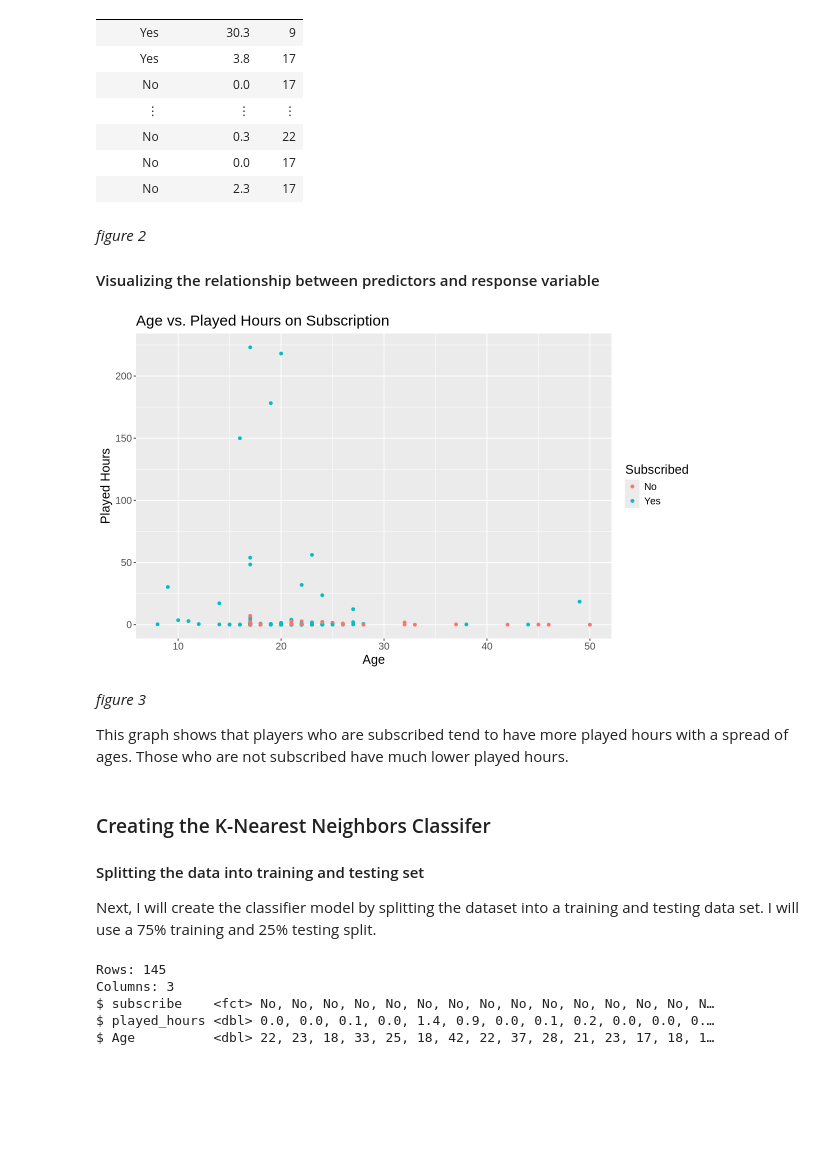
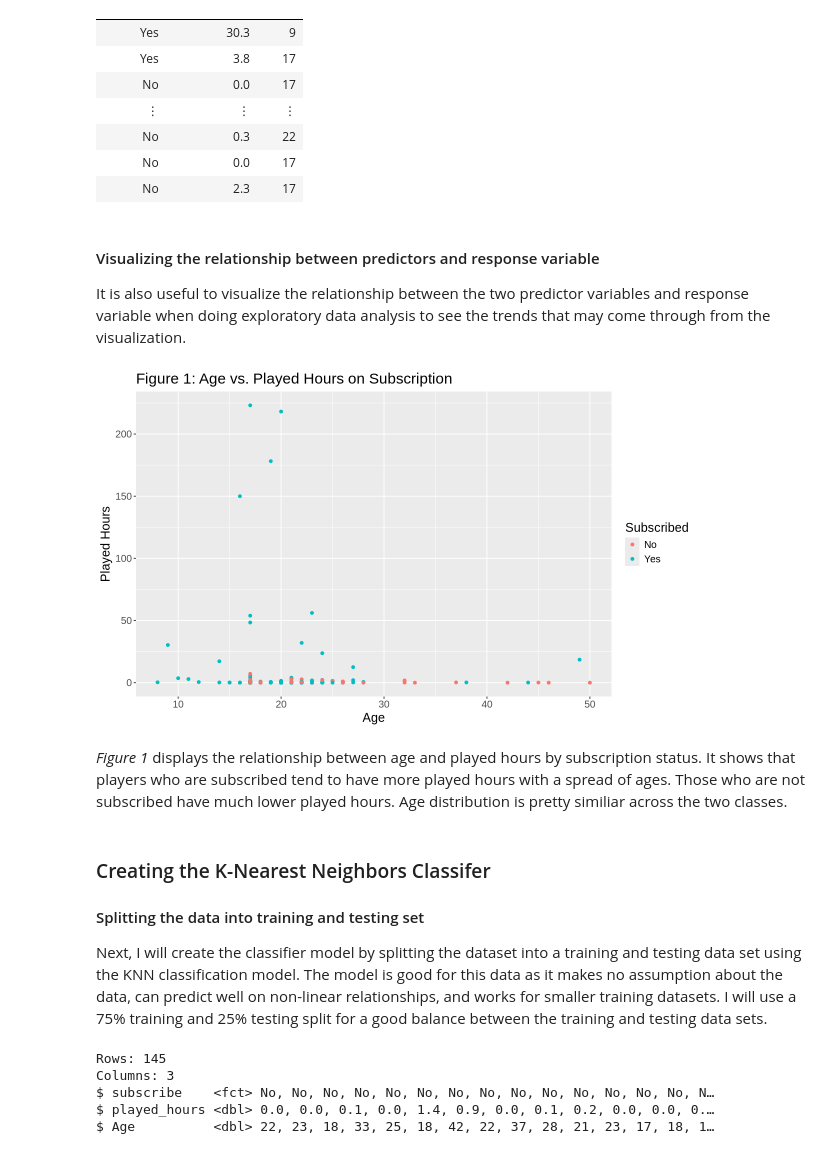
Before and after one commit to gwynnieguo/dsci-100-project, a Jupyter notebook: Final_Report.ipynb, the cells around one changed output. Drawn from its saved outputs; the diff is of its cells as text; code cells hidden in the pictures; blank space fills up the shorter version.

```diff
--- a/Final_Report.ipynb
+++ b/Final_Report.ipynb
@@ -113,32 +119,29 @@ A tibble: 194 × 3
 | No | 0.0 | 17 |
 | No | 2.3 | 17 |
 # %% [markdown]
-*figure 2*
+#### Visualizing the relationship between predictors and response variable
 
-#### Visualizing the relationship between predictors and response variable
+It is also useful to visualize the relationship between the two predictor variables and response variable when doing exploratory data analysis to see the trends that may come through from the visualization.
 # %%
 #plotting the training data
 options(repr.plot.width = 10, repr.plot.height = 6)
-players_visual <- ggplot(players_clean, aes(x = Age, y = played_hours, colour = subscribe)) +
+players_visualalization <- ggplot(players_clean, aes(x = Age, y = played_hours, colour = subscribe)) +
                  geom_point() +
                  labs(x = "Age", y = "Played Hours",
-                      color = "Subscribed", title = "Age vs. Played Hours on Subscription") +
+                      color = "Subscribed", title = "Figure 1: Age vs. Played Hours on Subscription") +
                  theme(text = element_text(size = 15))
 
-
-players_visual
+players_visualalization
 # %% [output]
-[figure, old version]
+[figure, new version]
 # %% [markdown]
-*figure 3*
-
-This graph shows that players who are subscribed tend to have more played hours with a spread of ages. Those who are not subscribed have much lower played hours.
+*Figure 1* displays the relationship between age and played hours by subscription status. It shows that players who are subscribed tend to have more played hours with a spread of ages. Those who are not subscribed have much lower played hours. Age distribution is pretty similiar across the two classes.
 # %% [markdown]
 ### Creating the K-Nearest Neighbors Classifer
 
 #### Splitting the data into training and testing set
 
-Next, I will create the classifier model by splitting the dataset into a training and testing data set. I will use a 75% training and 25% testing split.
+Next, I will create the classifier model by splitting the dataset into a training and testing data set using the KNN classification model. The model is good for this data as it makes no assumption about the data, can predict well on non-linear relationships, and works for smaller training datasets. I will use a 75% training and 25% testing split for a good balance between the training and testing data sets.
 # %%
 players_split <- initial_split(players_clean, prop = 0.75, strata = subscribe)
 players_train <- training(players_split)
```
Also changed, not shown: parts of 15 cells of this notebook.
